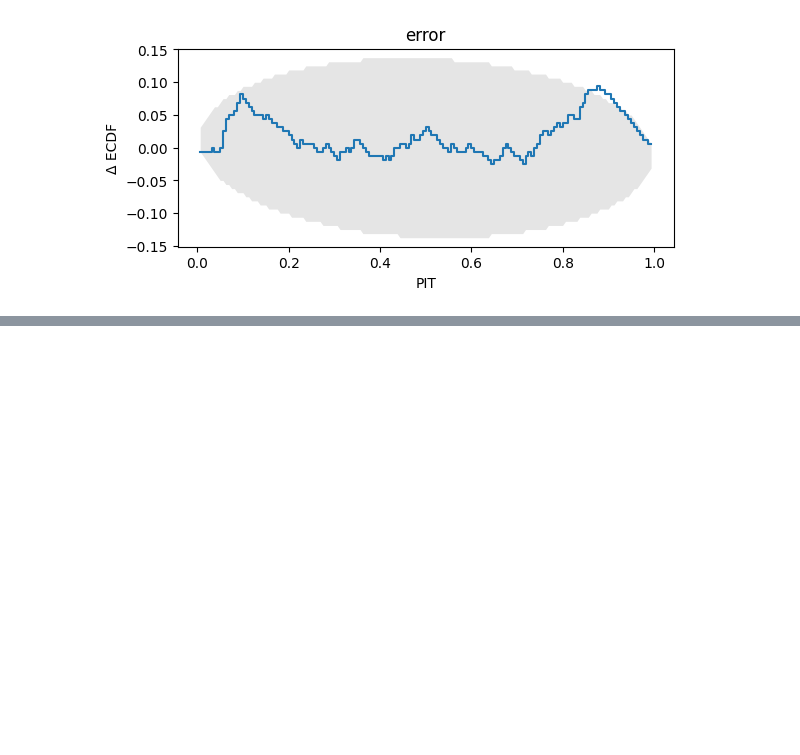
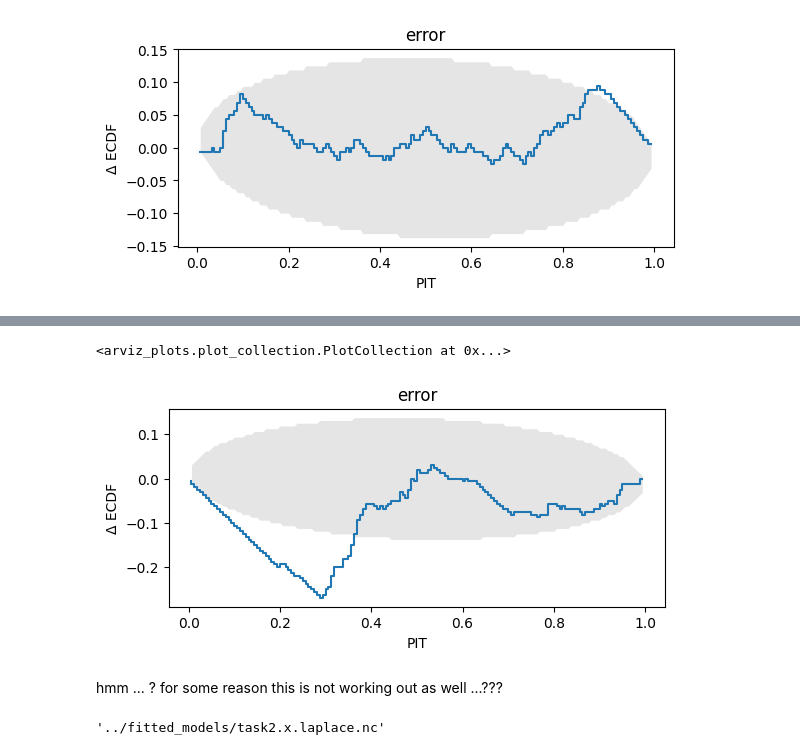
Before and after one commit to mika-long/vis-decode-analysis, a Jupyter notebook: PyMC/task2.ipynb, the cells around one changed output, grey strips where cells are left out. Drawn from its saved outputs; the diff is of its cells as text; code cells hidden in the pictures; blank space fills up the shorter version.

```diff
--- a/PyMC/task2.ipynb
+++ b/PyMC/task2.ipynb
@@ -209,0 +349,12 @@ We will fit a Laplace model.
+# %%
+azp.plot_ppc_pit(task2_x_laplace_idata)
+# %% [output]
+<arviz_plots.plot_collection.PlotCollection at 0x...>
+[figure, added]
+# %% [markdown]
+hmm ... ? for some reason this is not working out as well ...???
+# %%
+# save fitted data
+task2_x_laplace_idata.to_netcdf("../fitted_models/task2.x.laplace.nc")
+# %% [output]
+'../fitted_models/task2.x.laplace.nc'
```
Also changed, not shown: parts of 10 cells of this notebook.
